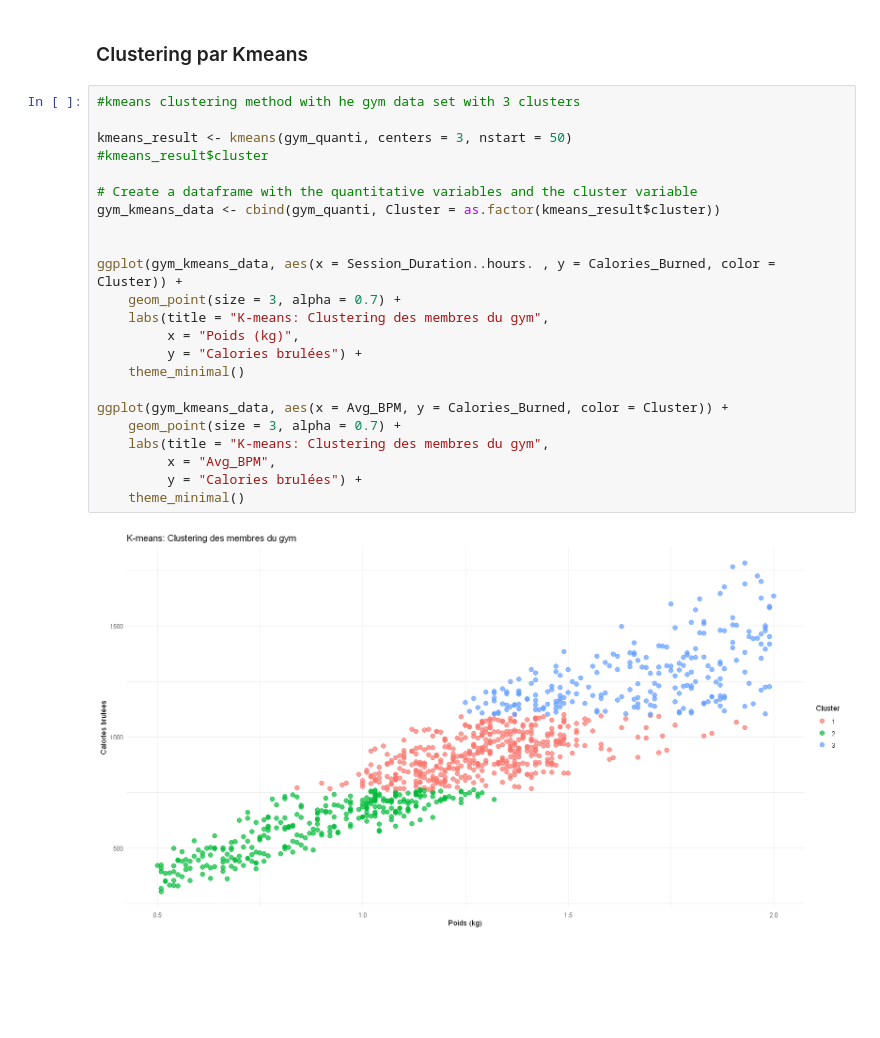
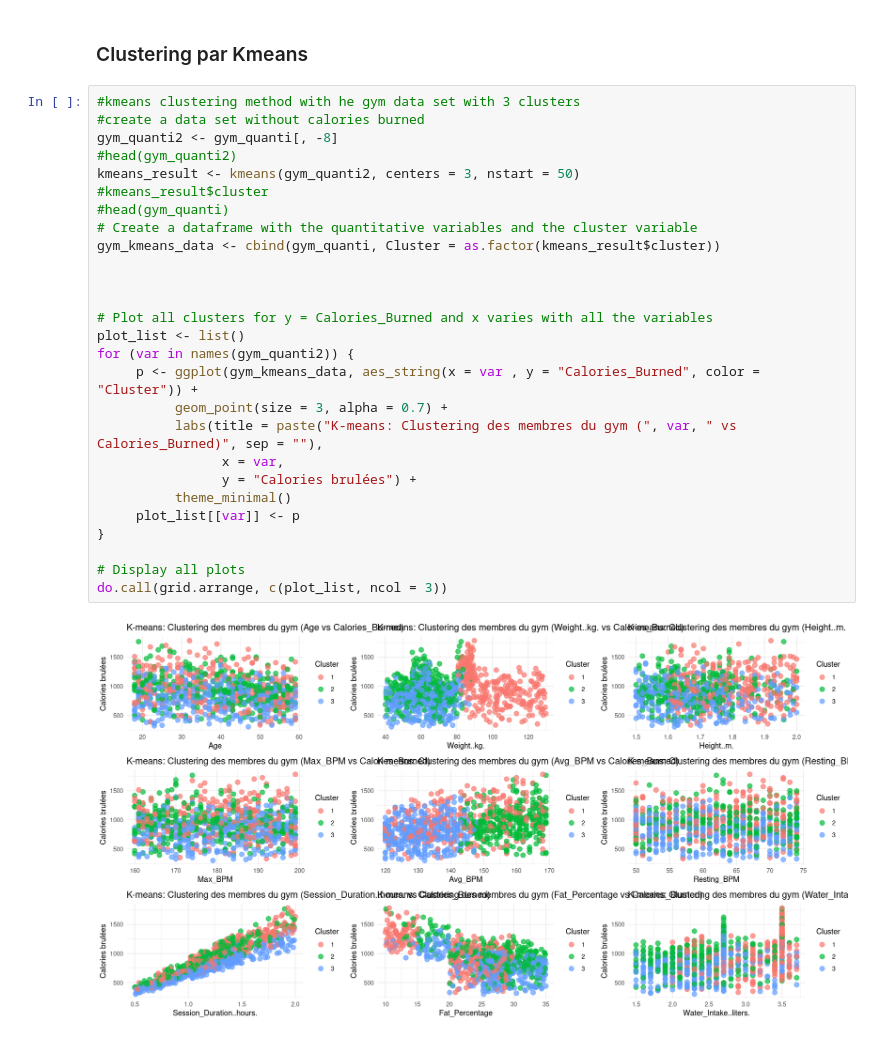
Before and after one commit to Dorianhgn/ProjetML4A, a Jupyter notebook: notebook_R.ipynb, the cells around one changed output. Cells and saved outputs as stored; diff of their text form; blank space fills up the shorter version.

Commit message:
clustering

```diff
--- a/notebook_R.ipynb
+++ b/notebook_R.ipynb
@@ -691,26 +703,30 @@ LD2 est plus influencé par l’hydratation et d'autres variables secondaires, s
 ### Clustering par Kmeans
 # %%
 #kmeans clustering method with he gym data set with 3 clusters
-
-kmeans_result <- kmeans(gym_quanti, centers = 3, nstart = 50)
+#create a data set without calories burned
+gym_quanti2 <- gym_quanti[, -8]
+#head(gym_quanti2)
+kmeans_result <- kmeans(gym_quanti2, centers = 3, nstart = 50)
 #kmeans_result$cluster
-
+#head(gym_quanti)
 # Create a dataframe with the quantitative variables and the cluster variable
 gym_kmeans_data <- cbind(gym_quanti, Cluster = as.factor(kmeans_result$cluster))
 
 
-ggplot(gym_kmeans_data, aes(x = Session_Duration..hours. , y = Calories_Burned, color = Cluster)) +
-    geom_point(size = 3, alpha = 0.7) +
-    labs(title = "K-means: Clustering des membres du gym",
-         x = "Poids (kg)",
-         y = "Calories brulées") +
-    theme_minimal()
 
-ggplot(gym_kmeans_data, aes(x = Avg_BPM, y = Calories_Burned, color = Cluster)) +
-    geom_point(size = 3, alpha = 0.7) +
-    labs(title = "K-means: Clustering des membres du gym",
-         x = "Avg_BPM",
-         y = "Calories brulées") +
-    theme_minimal()
+# Plot all clusters for y = Calories_Burned and x varies with all the variables
+plot_list <- list()
+for (var in names(gym_quanti2)) {
+     p <- ggplot(gym_kmeans_data, aes_string(x = var , y = "Calories_Burned", color = "Cluster")) +
+          geom_point(size = 3, alpha = 0.7) +
+          labs(title = paste("K-means: Clustering des membres du gym (", var, " vs Calories_Burned)", sep = ""),
+                x = var,
+                y = "Calories brulées") +
+          theme_minimal()
+     plot_list[[var]] <- p
+}
+
+# Display all plots
+do.call(grid.arrange, c(plot_list, ncol = 3))
 # %% [output]
-[figure, old version]
+[figure, new version]
```
Also changed, not shown: parts of 17 cells of this notebook.
